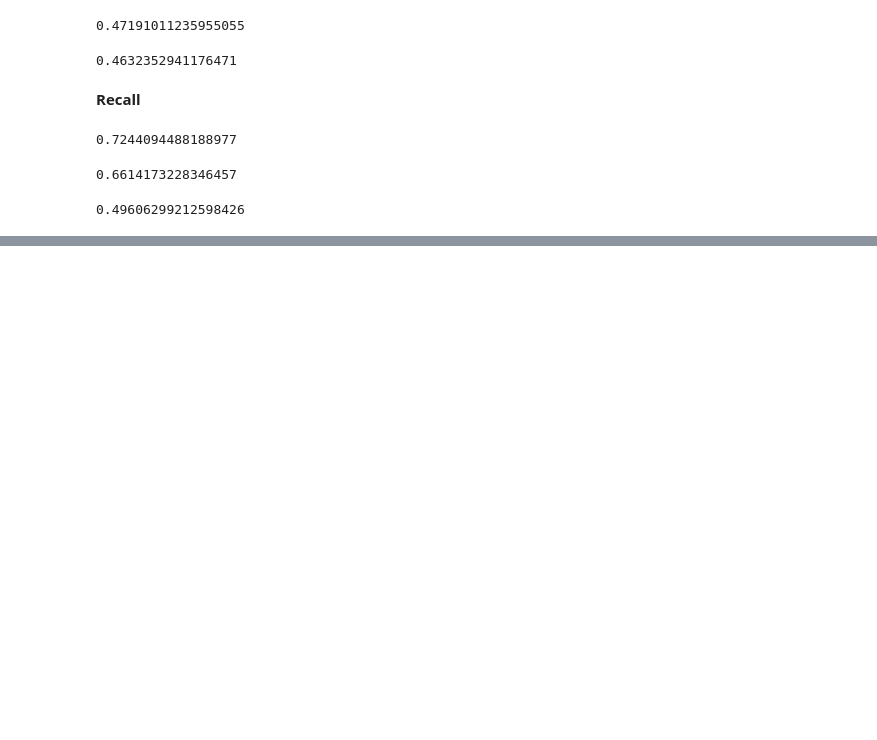
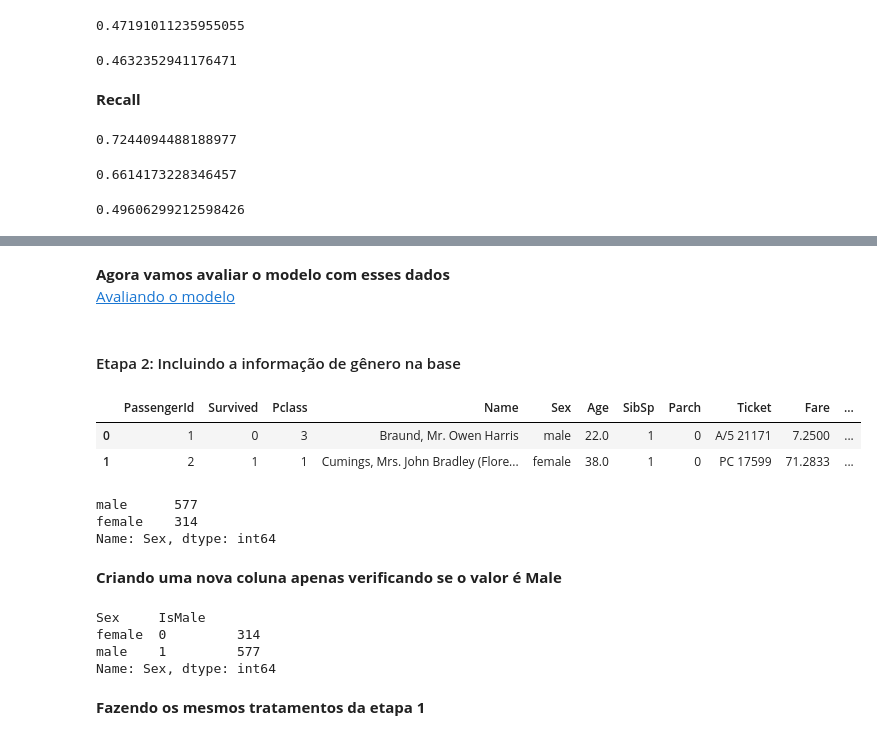
Before and after one commit to BrunoSouza-Data/Projetos_e_estudos, a Jupyter notebook: Projeto Titanic/titanic.ipynb, the cells around one changed output, grey strips where cells are left out. Saved outputs shown, nothing was run; the diff lists cells and outputs as text; code cells hidden in the pictures; blank space fills up the shorter version.

```diff
--- a/Projeto Titanic/titanic.ipynb
+++ b/Projeto Titanic/titanic.ipynb
@@ -778,0 +893,23 @@ In progress...
+# %% [markdown]
+**Agora vamos avaliar o modelo com esses dados**<br>
+[Avaliando o modelo](#AvaliandoModelo)
+# %% [markdown]
+<a id="Etapa2"></a>
+#### Etapa 2: Incluindo a informação de gênero na base
+# %%
+# Para a base de treino
+base = pd.read_csv('titanic_train.csv')
+base.head(2)
+# %% [output]
+|  | PassengerId | Survived | Pclass | Name | Sex | Age | SibSp | Parch | Ticket | Fare | ... |
+| 0 | 1 | 0 | 3 | Braund, Mr. Owen Harris | male | 22.0 | 1 | 0 | A/5 21171 | 7.2500 | ... |
+| 1 | 2 | 1 | 1 | Cumings, Mrs. John Bradley (Flore... | female | 38.0 | 1 | 0 | PC 17599 | 71.2833 | ... |
+# %%
+# Quais informações temos na nossa coluna de gênero?
+base.Sex.value_counts()
+# %% [output]
+male      577
+female    314
+Name: Sex, dtype: int64
+# %% [markdown]
+**Criando uma nova coluna apenas verificando se o valor é Male**
@@ -778,0 +919,10 @@ In progress...
+# %%
+# Usando o groupby para verificar a coluna criada
+base.groupby(['Sex','IsMale'])['Sex'].count()
+# %% [output]
+Sex     IsMale
+female  0         314
+male    1         577
+Name: Sex, dtype: int64
+# %% [markdown]
+**Fazendo os mesmos tratamentos da etapa 1**
```
Also changed, not shown: parts of 64 cells of this notebook.
